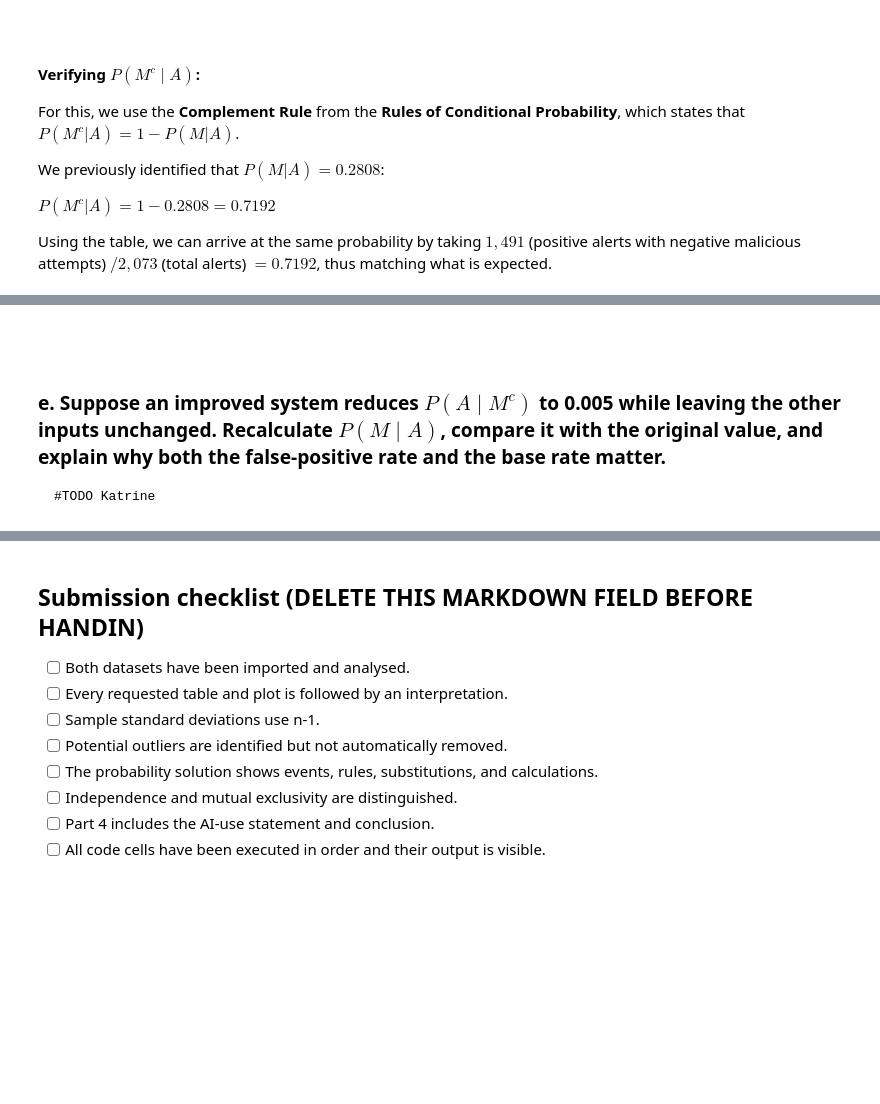
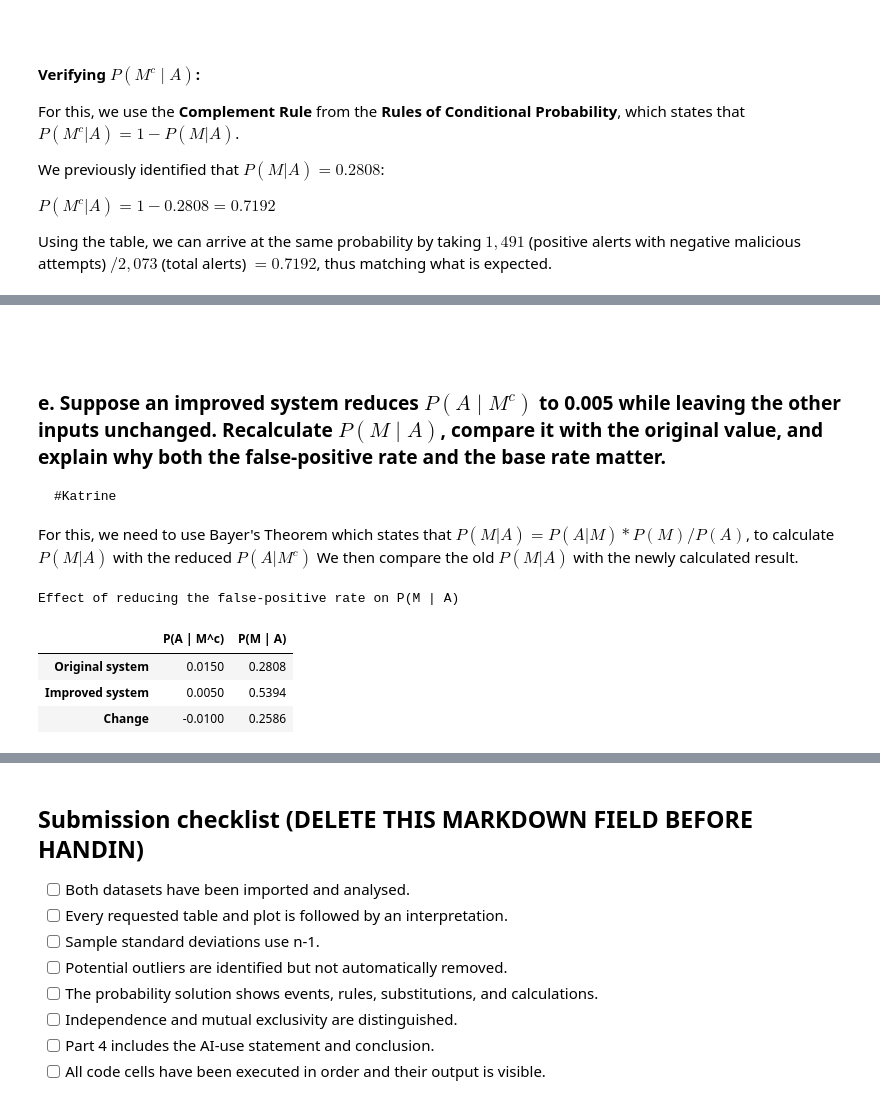
Before and after one commit to Dogmeat2000/sta1, a Jupyter notebook: assignment1/assignment1.ipynb, the cells around one changed output, grey strips where cells are left out. Drawn from its saved outputs; the diff is of its cells as text; code cells hidden in the pictures; blank space fills up the shorter version.

````diff
--- a/assignment1/assignment1.ipynb
+++ b/assignment1/assignment1.ipynb
@@ -734,5 +797,48 @@ Using the table, we can arrive at the same probability by taking $1,491$ (positi
 ### e. Suppose an improved system reduces $P(A \mid M^c)$ to 0.005 while leaving the other inputs unchanged. Recalculate $P(M \mid A)$, compare it with the original value, and explain why both the false-positive rate and the base rate matter.
 
 ```
-#TODO Katrine
+#Katrine
 ```
+
+For this, we need to use Bayer's Theorem which states that $P(M | A) = P(A | M) * P(M) / P(A)$, to calculate $P(M|A)$ with the reduced $P(A|M^c)$
+We then compare the old $P(M | A)$ with the newly calculated result.
+# %%
+p_mal = 0.006
+p_alarm_given_mal = 0.97
+p_alarm_given_nonMal = 0.015
+p_alarm_given_nonMal_reduced = 0.005
+
+# Calculation P(M|A) using Bayer's Theroem
+def calculate_p_mal_given_alarm(p_m, p_a_given_m, p_a_given_mc):
+    # calculating P(M^c) using the complement rule: P(M^c) = 1 - P(M)
+    p_mc = 1 - p_m
+
+    # calculation P(A) using the Law of total probability: P(A) = P(A n M) + P(A n M^c)
+    p_a = p_a_given_m * p_m + p_a_given_mc * p_mc
+
+    # calculating: P(M|A) = P(A|M) * P(M)/P(A)
+    return p_a_given_m * (p_m / p_a)
+
+p_mal_given_alarm_original = calculate_p_mal_given_alarm(p_mal, p_alarm_given_mal, p_alarm_given_nonMal)
+p_mal_given_alarm_new = calculate_p_mal_given_alarm(p_mal, p_alarm_given_mal, p_alarm_given_nonMal_reduced)
+
+comparison = pd.DataFrame({
+    "P(A | M^c)": [
+        p_alarm_given_nonMal,
+        p_alarm_given_nonMal_reduced,
+        p_alarm_given_nonMal_reduced - p_alarm_given_nonMal,
+    ],
+    "P(M | A)": [
+        p_mal_given_alarm_original,
+        p_mal_given_alarm_new,
+        p_mal_given_alarm_new - p_mal_given_alarm_original,
+    ],
+}, index=["Original system", "Improved system", "Change"])
+
+display(comparison.style.set_caption("Effect of reducing the false-positive rate on P(M | A)").format("{:.4f}"))
+# %% [output]
+Effect of reducing the false-positive rate on P(M | A)
+|  | P(A | M^c) | P(M | A) |
+| Original system | 0.0150 | 0.2808 |
+| Improved system | 0.0050 | 0.5394 |
+| Change | -0.0100 | 0.2586 |
````
Also changed, not shown: parts of 12 cells of this notebook.
